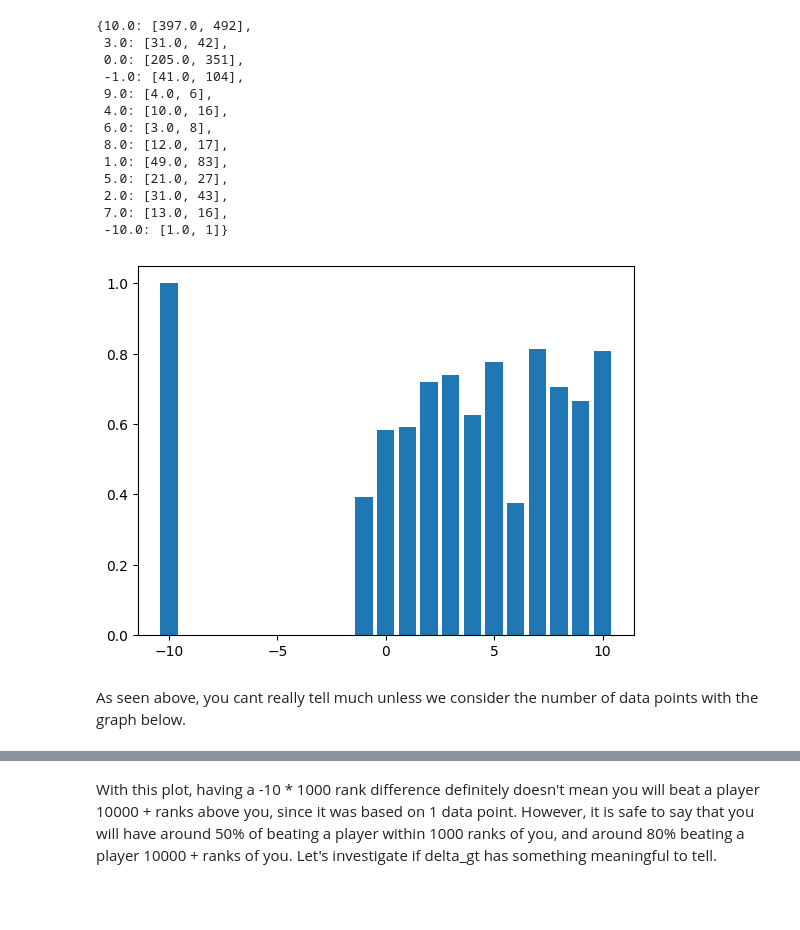
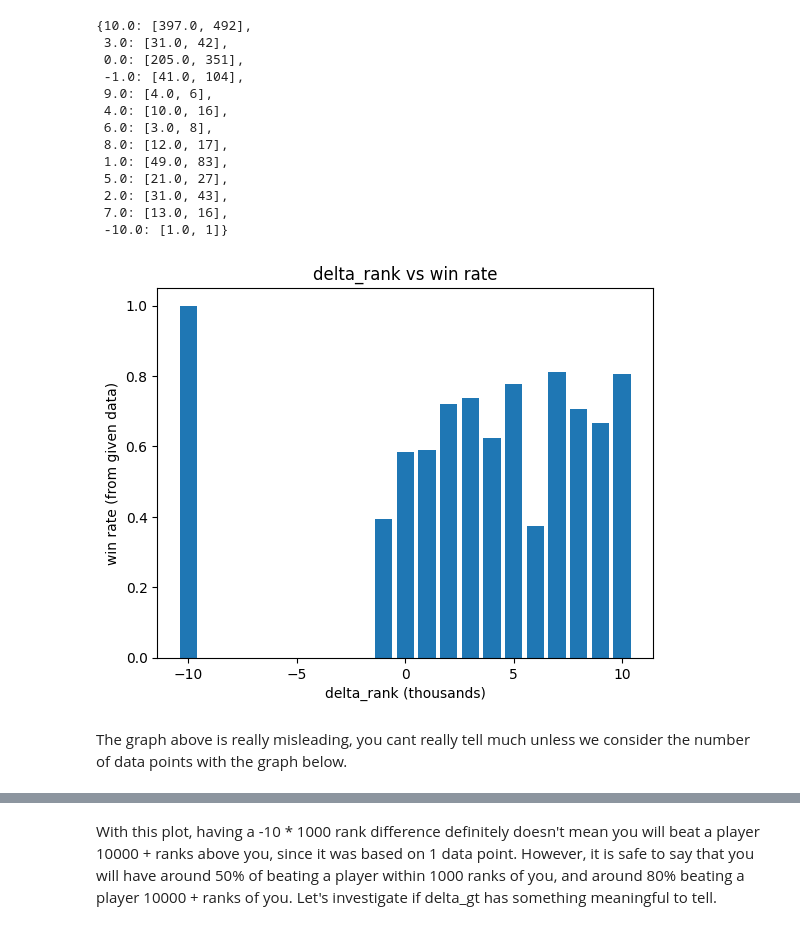
Before and after one commit to Hepaul7/Clash-Royale-Matchup-Predictor, a Jupyter notebook: process_data/data_preprocess.ipynb, the cells around one changed output, grey strips where cells are left out. Saved outputs shown, nothing was run; the diff lists cells and outputs as text; code cells hidden in the pictures; blank space fills up the shorter version.

```diff
--- a/process_data/data_preprocess.ipynb
+++ b/process_data/data_preprocess.ipynb
@@ -8,5 +10,5 @@ First, we load the matrix
 # %%
-MATRIX_PATH = "./matrix_updated.npy"
+MATRIX_PATH = "../matrix_updated.npy"
 matrix = np.load(MATRIX_PATH)
 matrix
 # %% [output]
@@ -72,10 +76,13 @@ delta_rank_plot
 # %%
 x_val = list(delta_rank_plot.keys())
 y_val = [x[0] / x[1] for x in delta_rank_plot.values()]
 count = [x[1] for x in delta_rank_plot.values()]
 plt.bar(x_val, y_val)
+plt.xlabel('delta_rank (thousands)')
+plt.ylabel('win rate (from given data)')
+plt.title('delta_rank vs win rate')
 plt.show()
 # %% [output]
-[figure, old version]
+[figure, new version]
 # %% [markdown]
-As seen above, you cant really tell much unless we consider the number of data points with the graph below.
+The graph above is really misleading, you cant really tell much unless we consider the number of data points with the graph below.
```
Also changed, not shown: parts of 20 cells of this notebook, 3 other files.
